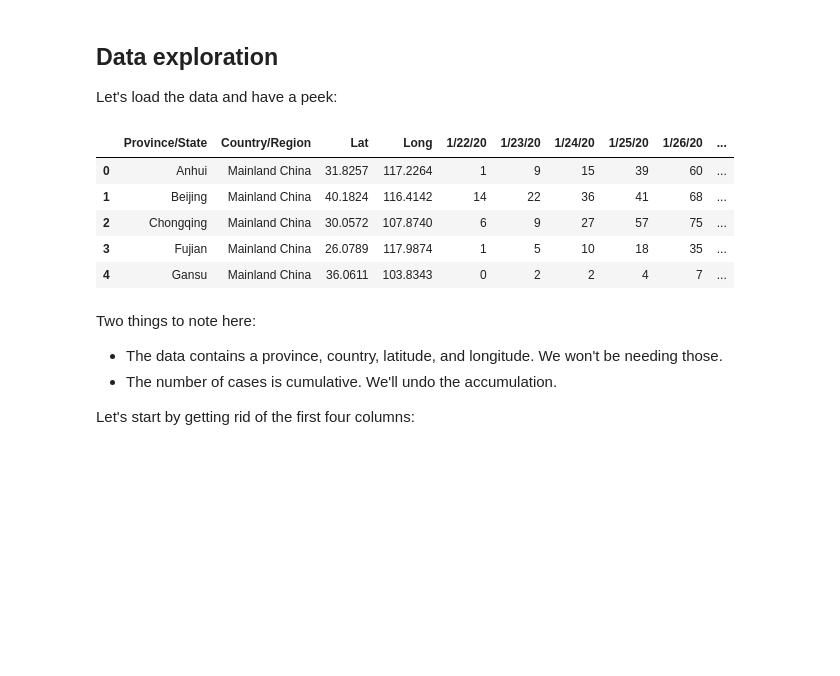
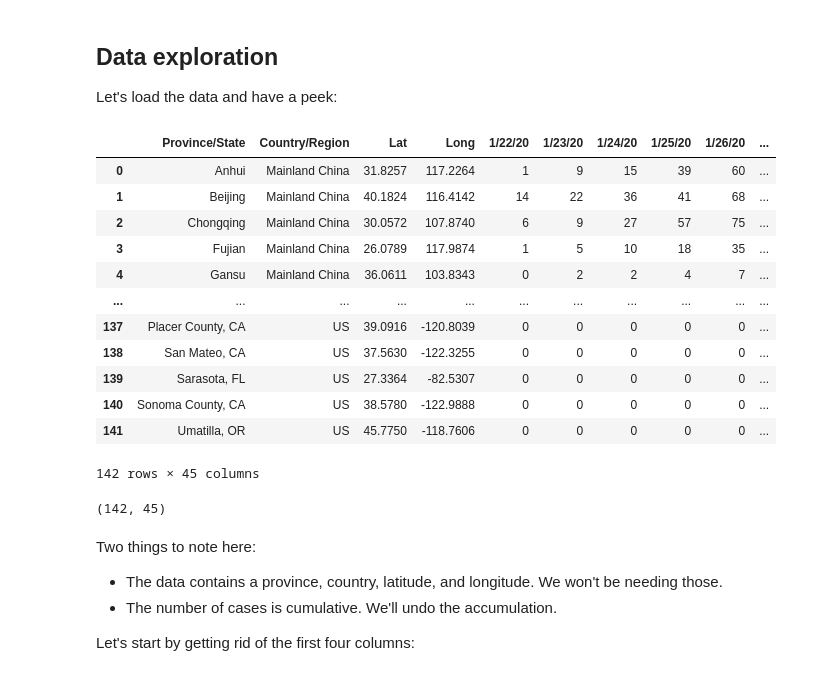
Before and after one commit to PatternCode/Getting-Things-Done-with-Pytorch, a Jupyter notebook: 05.time-series-forecasting-covid-19.ipynb, the cells around one changed output. Drawn from its saved outputs; the diff is of its cells as text; code cells hidden in the pictures; blank space fills up the shorter version.

```diff
--- a/05.time-series-forecasting-covid-19.ipynb
+++ b/05.time-series-forecasting-covid-19.ipynb
@@ -101,14 +101,25 @@ To: /content/time_series_19-covid-Confirmed.csv
 Let's load the data and have a peek:
 # %%
 df = pd.read_csv('time_series_19-covid-Confirmed.csv')
-df.head()
+df
 # %% [output]
 |  | Province/State | Country/Region | Lat | Long | 1/22/20 | 1/23/20 | 1/24/20 | 1/25/20 | 1/26/20 | ... |
 | 0 | Anhui | Mainland China | 31.8257 | 117.2264 | 1 | 9 | 15 | 39 | 60 | ... |
 | 1 | Beijing | Mainland China | 40.1824 | 116.4142 | 14 | 22 | 36 | 41 | 68 | ... |
 | 2 | Chongqing | Mainland China | 30.0572 | 107.8740 | 6 | 9 | 27 | 57 | 75 | ... |
 | 3 | Fujian | Mainland China | 26.0789 | 117.9874 | 1 | 5 | 10 | 18 | 35 | ... |
 | 4 | Gansu | Mainland China | 36.0611 | 103.8343 | 0 | 2 | 2 | 4 | 7 | ... |
+| ... | ... | ... | ... | ... | ... | ... | ... | ... | ... | ... |
+| 137 | Placer County, CA | US | 39.0916 | -120.8039 | 0 | 0 | 0 | 0 | 0 | ... |
+| 138 | San Mateo, CA | US | 37.5630 | -122.3255 | 0 | 0 | 0 | 0 | 0 | ... |
+| 139 | Sarasota, FL | US | 27.3364 | -82.5307 | 0 | 0 | 0 | 0 | 0 | ... |
+| 140 | Sonoma County, CA | US | 38.5780 | -122.9888 | 0 | 0 | 0 | 0 | 0 | ... |
+| 141 | Umatilla, OR | US | 45.7750 | -118.7606 | 0 | 0 | 0 | 0 | 0 | ... |
+142 rows × 45 columns
+# %%
+df.shape
+# %% [output]
+(142, 45)
 # %% [markdown]
 Two things to note here:
 
```
Also changed, not shown: parts of 6 cells of this notebook, 2 other files.
